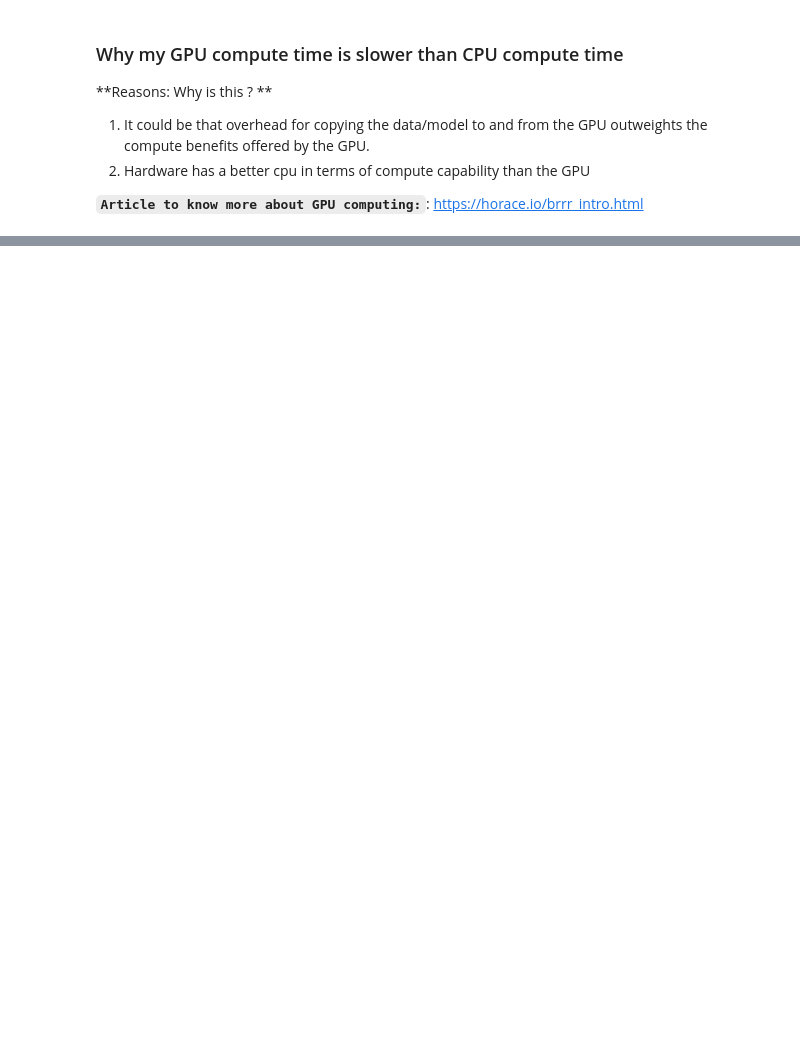
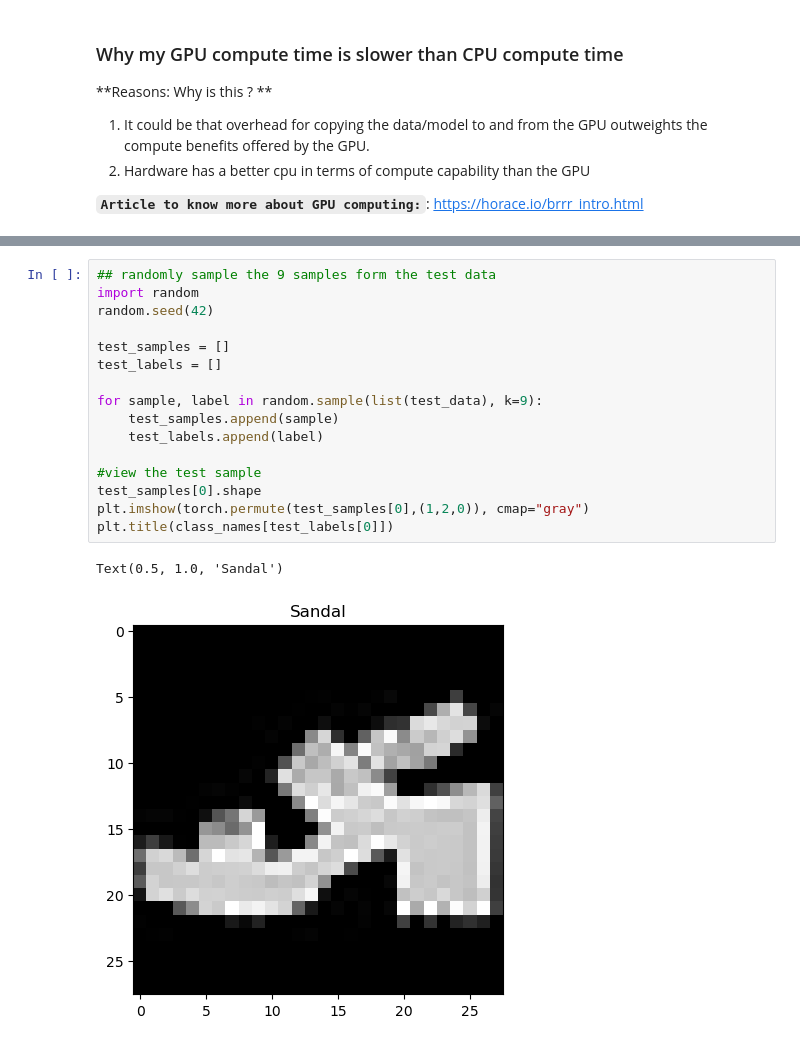
Before and after one commit to kumar-sanjeeev/pytorch-journey, a Jupyter notebook: pytorch-cuda/05_pytorch_computerVision.ipynb, the cells around one changed output, grey strips where cells are left out. Cells and saved outputs as stored; diff of their text form; blank space fills up the shorter version.

```diff
--- a/pytorch-cuda/05_pytorch_computerVision.ipynb
+++ b/pytorch-cuda/05_pytorch_computerVision.ipynb
@@ -702,0 +962,19 @@ Train time on cuda : 41.390 seconds
+# %%
+## randomly sample the 9 samples form the test data
+import random
+random.seed(42)
+
+test_samples = []
+test_labels = []
+
+for sample, label in random.sample(list(test_data), k=9):
+    test_samples.append(sample)
+    test_labels.append(label)
+
+#view the test sample
+test_samples[0].shape
+plt.imshow(torch.permute(test_samples[0],(1,2,0)), cmap="gray")
+plt.title(class_names[test_labels[0]])
+# %% [output]
+Text(0.5, 1.0, 'Sandal')
+[figure, added]
```
Also changed, not shown: parts of 36 cells of this notebook.
